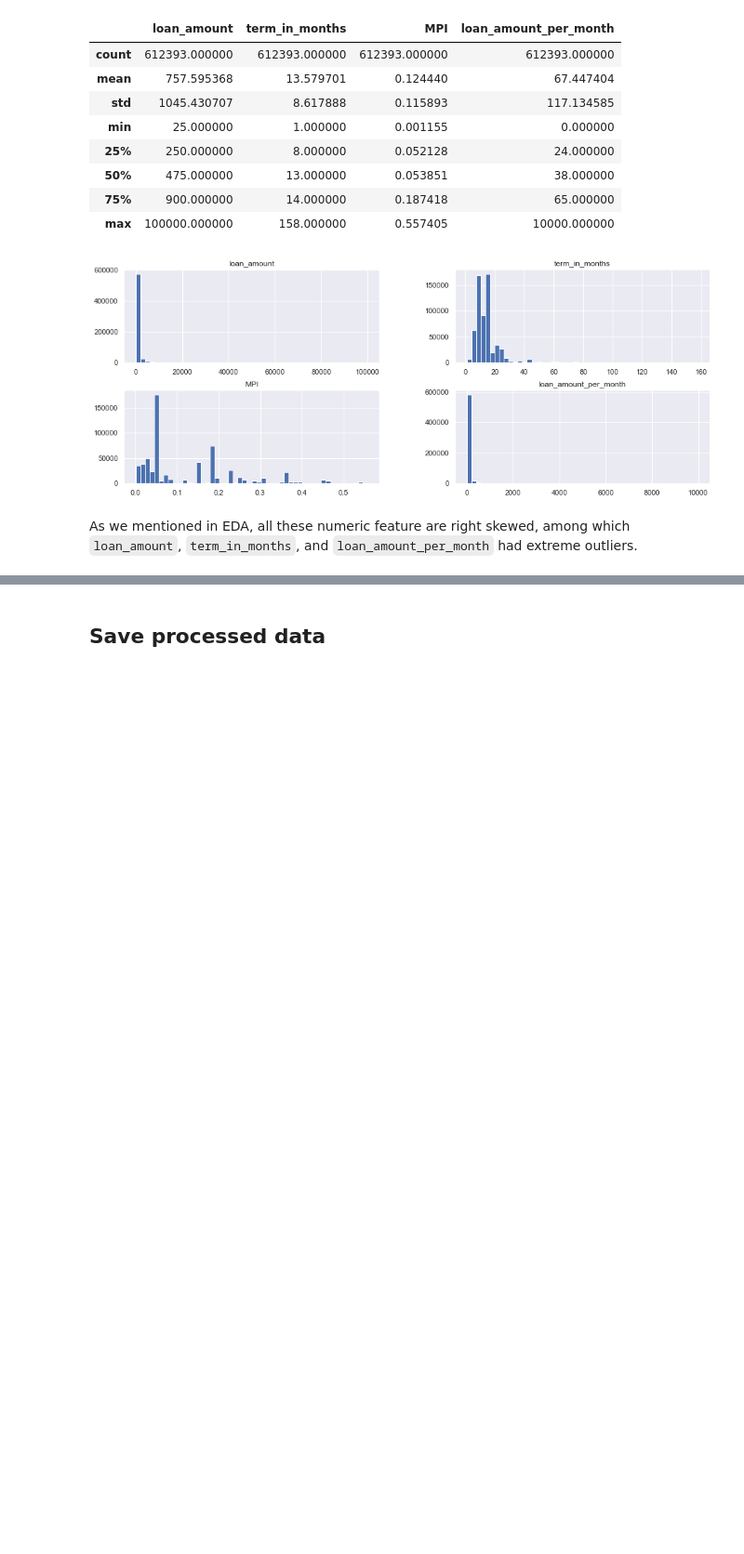
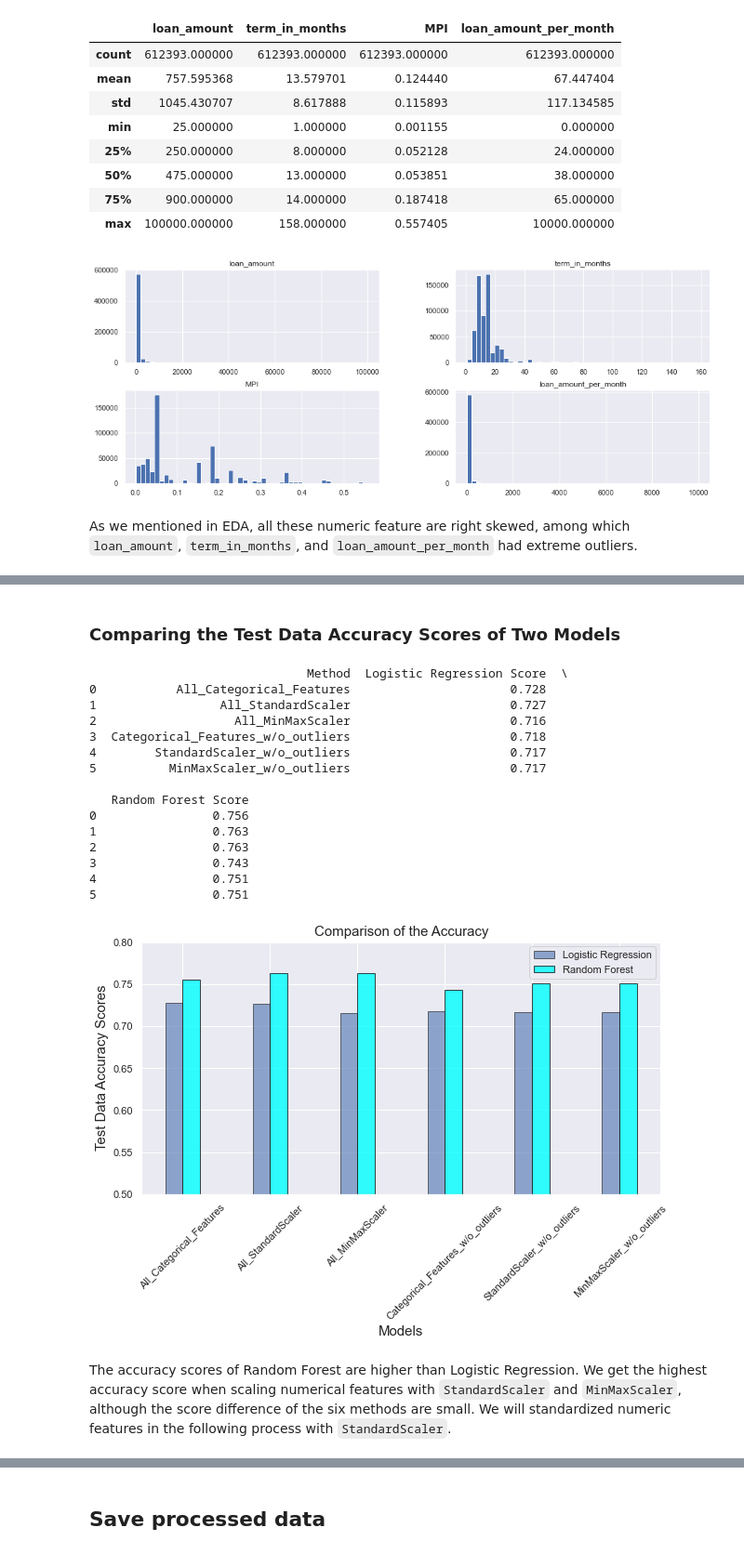
Before and after one commit to lasayin/Crowdfunding-on-Kiva-Platform, a Jupyter notebook: Kiva_Crowdfunding_Preprocessing.ipynb, the cells around one changed output, grey strips where cells are left out. Shown at 93% size. Saved outputs shown, nothing was run; the diff lists cells and outputs as text; code cells hidden in the pictures; blank space fills up the shorter version.

```diff
--- a/Kiva_Crowdfunding_Preprocessing.ipynb
+++ b/Kiva_Crowdfunding_Preprocessing.ipynb
@@ -468,0 +616,7 @@ sns.heatmap(loans_df.corr())
+# %%
+# Scale numerical features with MinMaxScaler()
+X_tr_mm, X_te_mm = X_tr_nu, X_te_nu
+
+scaler = MinMaxScaler()
+X_tr_mm = pd.DataFrame(scaler.fit_transform(X_tr_mm), columns=X_tr_mm.columns)
+X_te_mm = pd.DataFrame(scaler.transform(X_te_mm), columns=X_te_mm.columns)
@@ -468,0 +625,6 @@ sns.heatmap(loans_df.corr())
+# %%
+# Drop all the entries which have extreme outliers
+loans_df_remove_outlier = loans_df[(loans_df.loan_amount_per_month < 188)  & (loans_df.term_in_months < 32) & (loans_df.loan_amount < 2850)]
+X_out = loans_df_remove_outlier.drop(columns='funding_speed')
+y_out = loans_df_remove_outlier.funding_speed
+X_train_out, X_test_out, y_train_out, y_test_out = train_test_split(X_out, y_out, test_size=0.3)
@@ -468,0 +671,11 @@ sns.heatmap(loans_df.corr())
+# %%
+methods = ['All_Categorical_Features',
+           'All_StandardScaler',
+           'All_MinMaxScaler',
+           'Categorical_Features_w/o_outliers',
+           'StandardScaler_w/o_outliers',
+           'MinMaxScaler_w/o_outliers']
+comparing_lr = pd.DataFrame({'Method': methods,
+                           'Accuracy_train': score_accu_tr_list_lr,
+                           'Accuracy_test': score_accu_te_list_lr})
+comparing_lr
@@ -468,0 +726,42 @@ sns.heatmap(loans_df.corr())
+# %% [markdown]
+### Comparing the Test Data Accuracy Scores of Two Models
+# %%
+# Displat the test data accuracy scores of two models
+accu_te_modles = pd.DataFrame({'Method': methods,
+                           'Logistic Regression Score': score_accu_te_list_lr,
+                           'Random Forest Score': score_accu_te_list_rf})
+print(accu_te_modles)
+
+# Plot test data accuracy score of two models
+index_lr=[1,2,3,4,5,6]
+index_rf=[1.2,2.2,3.2,4.2,5.2,6.2]
+plt.figure(figsize=(10,5))
+plt.xlabel('Models',fontsize=15)
+plt.ylabel ('Test Data Accuracy Scores',fontsize=15)
+plt.title('Comparison of the Accuracy',fontsize=15)
+plt.bar(index_lr,comparing_lr.Accuracy_test,color='b',alpha=0.6,label='Logistic Regression',edgecolor='k',width=0.2)
+plt.bar(index_rf,comparing_rf.Accuracy_test,color='cyan',alpha=0.8,label='Random Forest',edgecolor='k',width=0.2)
+plt.legend(loc='upper right')
+plt.xticks([1.1, 2.1,3.1,4.1, 5.1, 6.1], methods,rotation=45)
+plt.ylim(0.5)
+_ = plt.show()
+# %% [output]
+                              Method  Logistic Regression Score  \
+0           All_Categorical_Features                      0.728
+1                 All_StandardScaler                      0.727
+2                   All_MinMaxScaler                      0.716
+3  Categorical_Features_w/o_outliers                      0.718
+4        StandardScaler_w/o_outliers                      0.717
+5          MinMaxScaler_w/o_outliers                      0.717
+
+   Random Forest Score
+0                0.756
+1                0.763
+2                0.763
+3                0.743
+4                0.751
+5                0.751
+[figure, added]
+# %% [markdown]
+The accuracy scores of Random Forest are higher than Logistic Regression. We get the highest accuracy score when  scaling numerical features with `StandardScaler` and `MinMaxScaler`, although the score difference of the six methods are small.
+We will standardized numeric features in the following process with `StandardScaler`.
```
Also changed, not shown: parts of 102 cells of this notebook.
